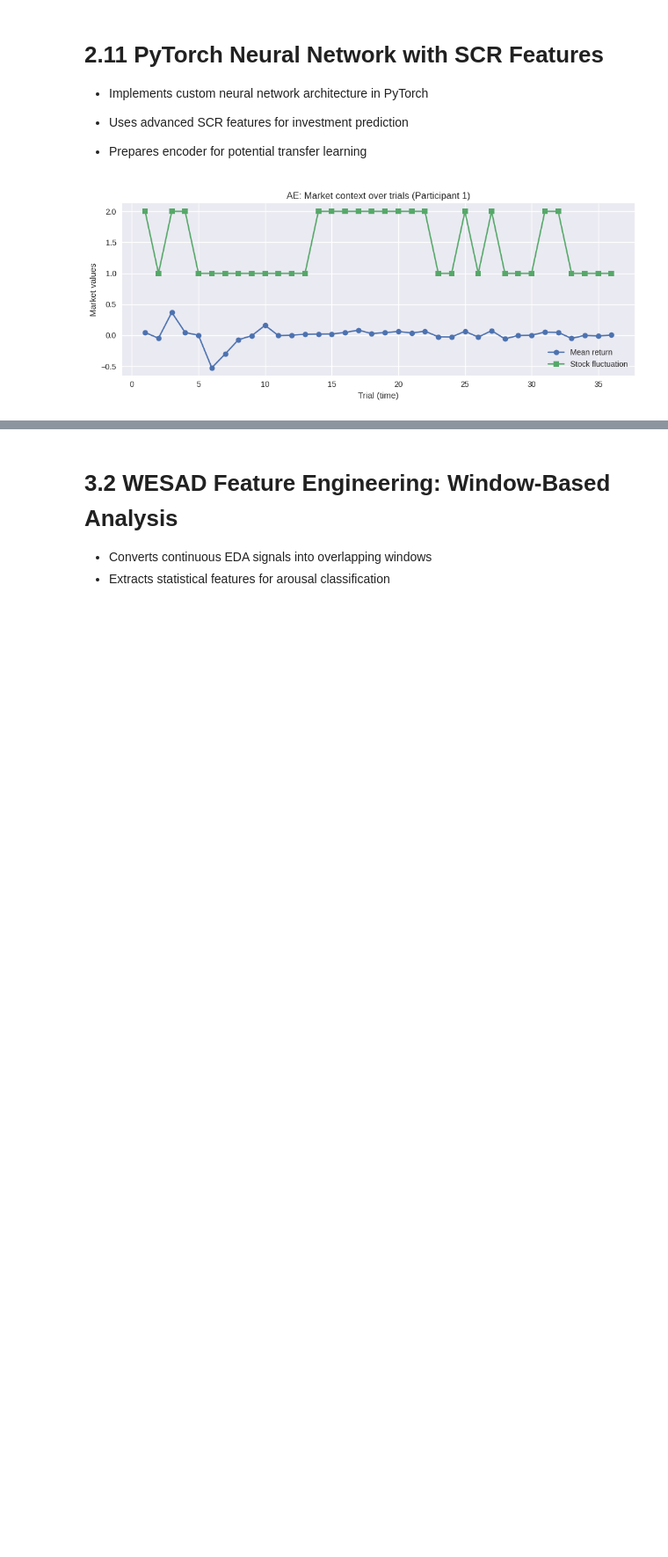
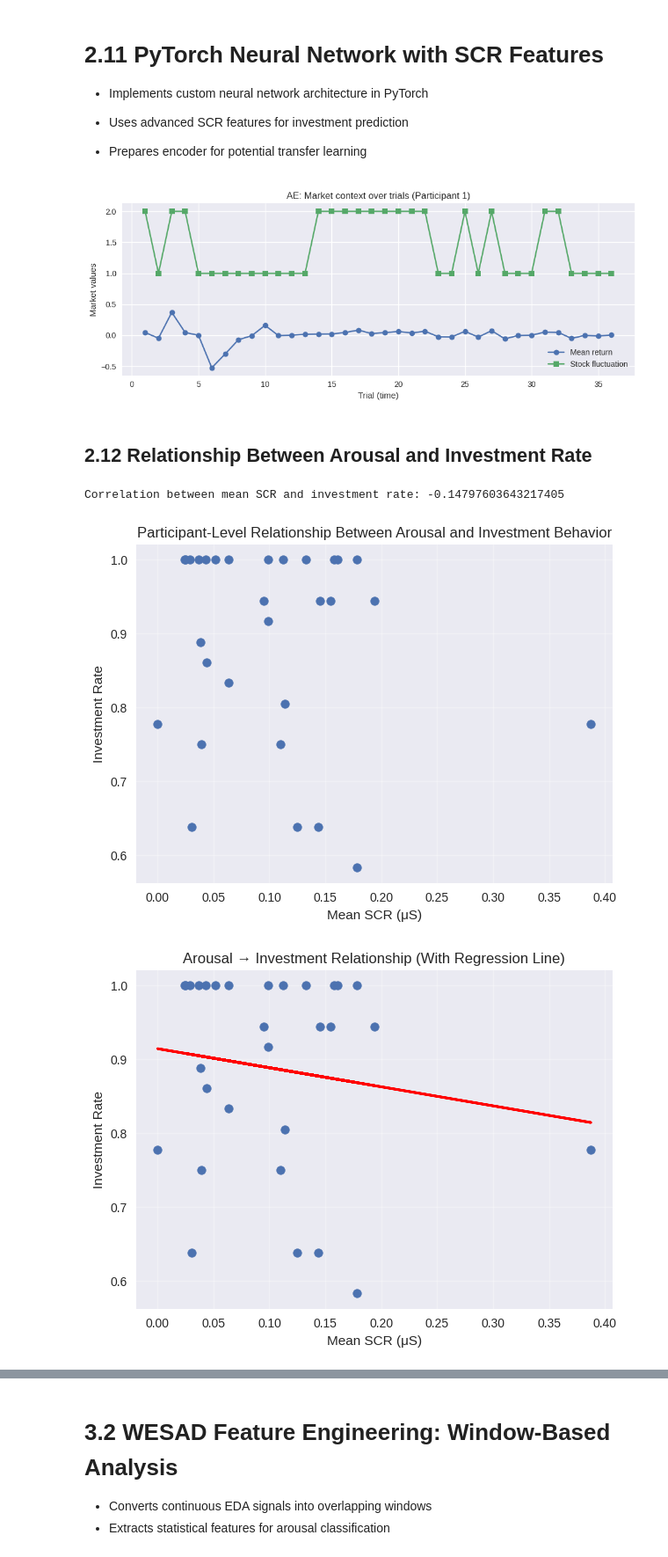
Before and after one commit to submarinejuice/CP322-Final-Project-Group-9, a Jupyter notebook: cp322_FINAL.ipynb, the cells around one changed output, grey strips where cells are left out. Shown at 88% size. Drawn from its saved outputs; the diff is of its cells as text; code cells hidden in the pictures; blank space fills up the shorter version.

```diff
--- a/cp322_FINAL.ipynb
+++ b/cp322_FINAL.ipynb
@@ -886,3 +914,39 @@ def plot_ae_market_timeseries(scr_df, participant_code):
 plot_ae_market_timeseries(scr_df, example_pid)
 # %% [output]
 [figure]
+# %% [markdown]
+## 2.12 Relationship Between Arousal and Investment Rate
+# %%
+# Participant-level mean SCR and investment rate
+avg_scr = scr_df.groupby("Participant_code")["scr_anticipatory"].mean()
+inv_rate = scr_df.groupby("Participant_code")["invested"].mean()
+
+# Correlation
+corr = avg_scr.corr(inv_rate)
+print("Correlation between mean SCR and investment rate:", corr)
+
+# Scatter plot
+plt.figure(figsize=(7,5))
+plt.scatter(avg_scr, inv_rate, color="#4c72b0")
+plt.xlabel("Mean SCR (μS)")
+plt.ylabel("Investment Rate")
+plt.title("Participant-Level Relationship Between Arousal and Investment Behavior")
+plt.grid(True, alpha=0.3)
+plt.show()
+
+# Regression line
+import numpy as np
+m, b = np.polyfit(avg_scr, inv_rate, 1)
+
+plt.figure(figsize=(7,5))
+plt.scatter(avg_scr, inv_rate, color="#4c72b0")
+plt.plot(avg_scr, m*avg_scr + b, color="red", linewidth=2)
+plt.xlabel("Mean SCR (μS)")
+plt.ylabel("Investment Rate")
+plt.title("Arousal → Investment Relationship (With Regression Line)")
+plt.grid(True, alpha=0.3)
+plt.show()
+# %% [output]
+Correlation between mean SCR and investment rate: -0.14797603643217405
+[figure, added]
+[figure, added]
```
Also changed, not shown: parts of 17 cells of this notebook.
